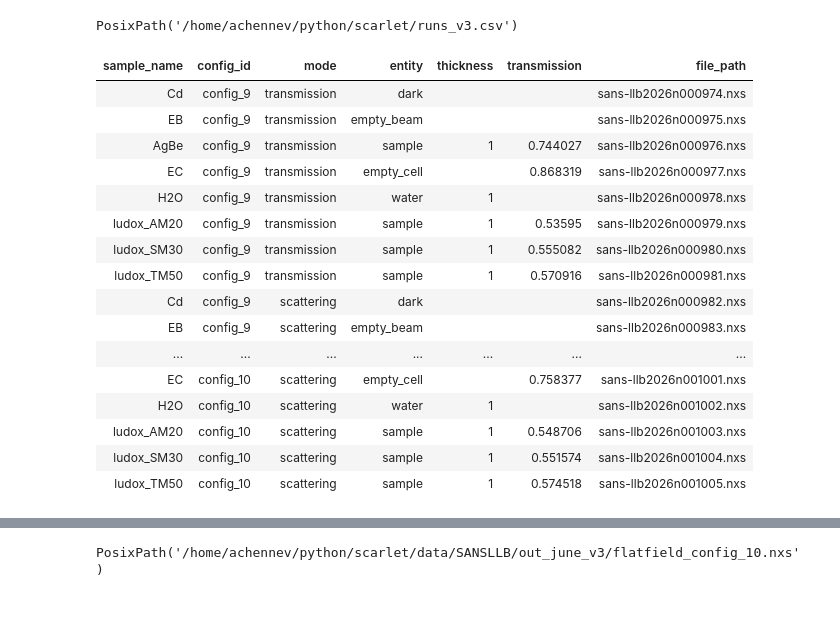
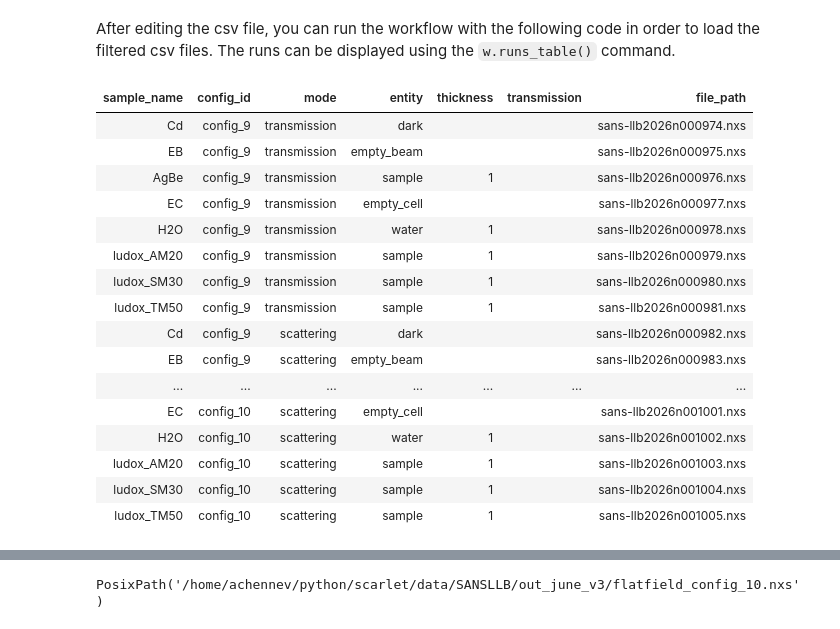
Before and after one commit to hibouchen/scarlet, a Jupyter notebook: notebooks/tutorial.ipynb, the cells around one changed output, grey strips where cells are left out. Drawn from its saved outputs; the diff is of its cells as text; code cells hidden in the pictures.

```diff
--- a/notebooks/tutorial.ipynb
+++ b/notebooks/tutorial.ipynb
@@ -135,26 +45,24 @@ w.runs_table()
-# %%
-w.write_runs_table_csv('runs_v3.csv',overwrite=True)
-# %% [output]
-PosixPath('/home/achennev/python/scarlet/runs_v3.csv')
-# %%
-w.update_from_runs_table_csv("/home/achennev/python/scarlet/data/SANSLLB/raw/runs_v3_filtered.csv")
-w.compute_transmissions()
-w.runs_table()
-# %% [output]
-| sample_name | config_id | mode | entity | thickness | transmission | file_path |
-| Cd | config_9 | transmission | dark |  |  | sans-llb2026n000974.nxs |
-| EB | config_9 | transmission | empty_beam |  |  | sans-llb2026n000975.nxs |
-| AgBe | config_9 | transmission | sample | 1 | 0.744027 | sans-llb2026n000976.nxs |
-| EC | config_9 | transmission | empty_cell |  | 0.868319 | sans-llb2026n000977.nxs |
-| H2O | config_9 | transmission | water | 1 |  | sans-llb2026n000978.nxs |
-| ludox_AM20 | config_9 | transmission | sample | 1 | 0.53595 | sans-llb2026n000979.nxs |
-| ludox_SM30 | config_9 | transmission | sample | 1 | 0.555082 | sans-llb2026n000980.nxs |
-| ludox_TM50 | config_9 | transmission | sample | 1 | 0.570916 | sans-llb2026n000981.nxs |
-| Cd | config_9 | scattering | dark |  |  | sans-llb2026n000982.nxs |
-| EB | config_9 | scattering | empty_beam |  |  | sans-llb2026n000983.nxs |
-| ... | ... | ... | ... | ... | ... | ... |
-| EC | config_10 | scattering | empty_cell |  | 0.758377 | sans-llb2026n001001.nxs |
-| H2O | config_10 | scattering | water | 1 |  | sans-llb2026n001002.nxs |
-| ludox_AM20 | config_10 | scattering | sample | 1 | 0.548706 | sans-llb2026n001003.nxs |
-| ludox_SM30 | config_10 | scattering | sample | 1 | 0.551574 | sans-llb2026n001004.nxs |
-| ludox_TM50 | config_10 | scattering | sample | 1 | 0.574518 | sans-llb2026n001005.nxs |
+# %% [markdown]
+After editing the csv file, you can run the workflow with the following code in order to load the filtered csv files. The runs can be displayed using the `w.runs_table()` command.
+# %%
+RUN_TABLE_CSV = 'runs_filtered.csv'
+w.update_from_runs_table_csv(RUN_TABLE_CSV)
+w.runs_table()
+# %% [output]
+| sample_name | config_id | mode | entity | thickness | transmission | file_path |
+| Cd | config_9 | transmission | dark |  |  | sans-llb2026n000974.nxs |
+| EB | config_9 | transmission | empty_beam |  |  | sans-llb2026n000975.nxs |
+| AgBe | config_9 | transmission | sample | 1 |  | sans-llb2026n000976.nxs |
+| EC | config_9 | transmission | empty_cell |  |  | sans-llb2026n000977.nxs |
+| H2O | config_9 | transmission | water | 1 |  | sans-llb2026n000978.nxs |
+| ludox_AM20 | config_9 | transmission | sample | 1 |  | sans-llb2026n000979.nxs |
+| ludox_SM30 | config_9 | transmission | sample | 1 |  | sans-llb2026n000980.nxs |
+| ludox_TM50 | config_9 | transmission | sample | 1 |  | sans-llb2026n000981.nxs |
+| Cd | config_9 | scattering | dark |  |  | sans-llb2026n000982.nxs |
+| EB | config_9 | scattering | empty_beam |  |  | sans-llb2026n000983.nxs |
+| ... | ... | ... | ... | ... | ... | ... |
+| EC | config_10 | scattering | empty_cell |  |  | sans-llb2026n001001.nxs |
+| H2O | config_10 | scattering | water | 1 |  | sans-llb2026n001002.nxs |
+| ludox_AM20 | config_10 | scattering | sample | 1 |  | sans-llb2026n001003.nxs |
+| ludox_SM30 | config_10 | scattering | sample | 1 |  | sans-llb2026n001004.nxs |
+| ludox_TM50 | config_10 | scattering | sample | 1 |  | sans-llb2026n001005.nxs |
```
Also changed, not shown: parts of 52 cells of this notebook, 1 other file.
